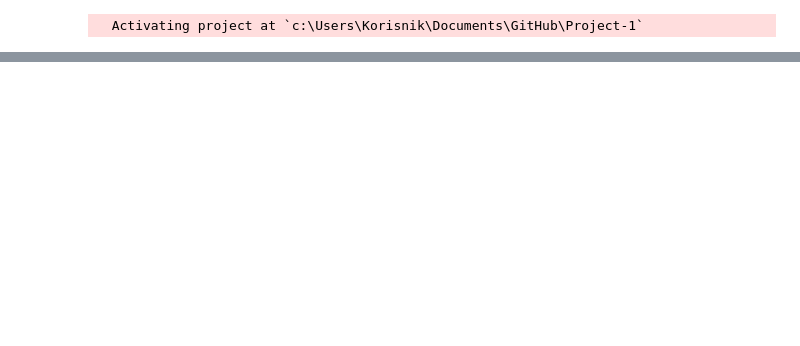
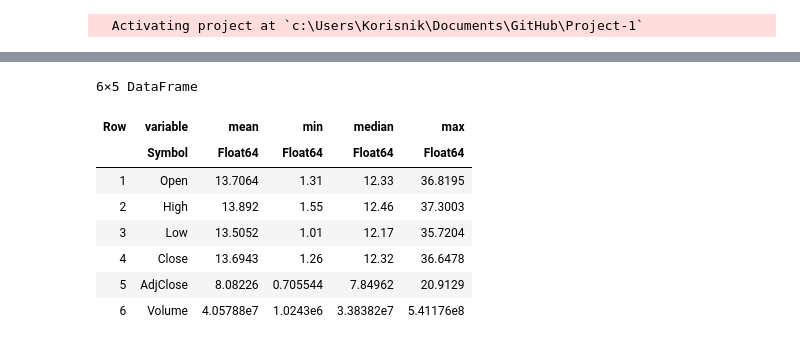
Before and after one commit to aidahodzc/Project-1, a Jupyter notebook: Part A.ipynb, the cells around one changed output, grey strips where cells are left out. Saved outputs shown, nothing was run; the diff lists cells and outputs as text; code cells hidden in the pictures; blank space fills up the shorter version.

```diff
--- a/Part A.ipynb
+++ b/Part A.ipynb
@@ -77,0 +116,14 @@ data)
+# %%
+data1 = data[:,2:end]
+summary_stat = describe(data1)
+summary_stat = select(summary_stat, 1:5)
+# %% [output]
+6×5 DataFrame
+| Row | variable | mean | min | median | max |
+|  | Symbol | Float64 | Float64 | Float64 | Float64 |
+| 1 | Open | 13.7064 | 1.31 | 12.33 | 36.8195 |
+| 2 | High | 13.892 | 1.55 | 12.46 | 37.3003 |
+| 3 | Low | 13.5052 | 1.01 | 12.17 | 35.7204 |
+| 4 | Close | 13.6943 | 1.26 | 12.32 | 36.6478 |
+| 5 | AdjClose | 8.08226 | 0.705544 | 7.84962 | 20.9129 |
+| 6 | Volume | 4.05788e7 | 1.0243e6 | 3.38382e7 | 5.41176e8 |
```
Also changed, not shown: parts of 29 cells of this notebook, 3 other files.
